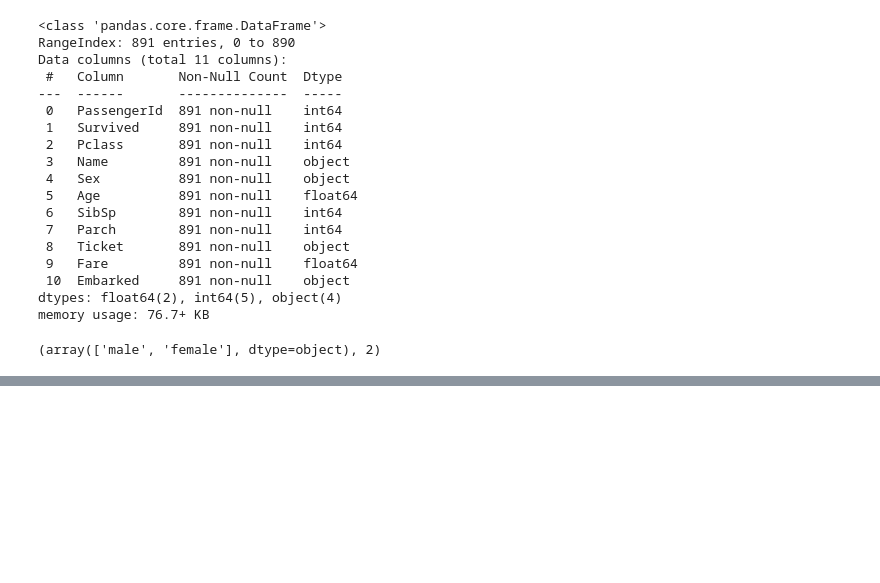
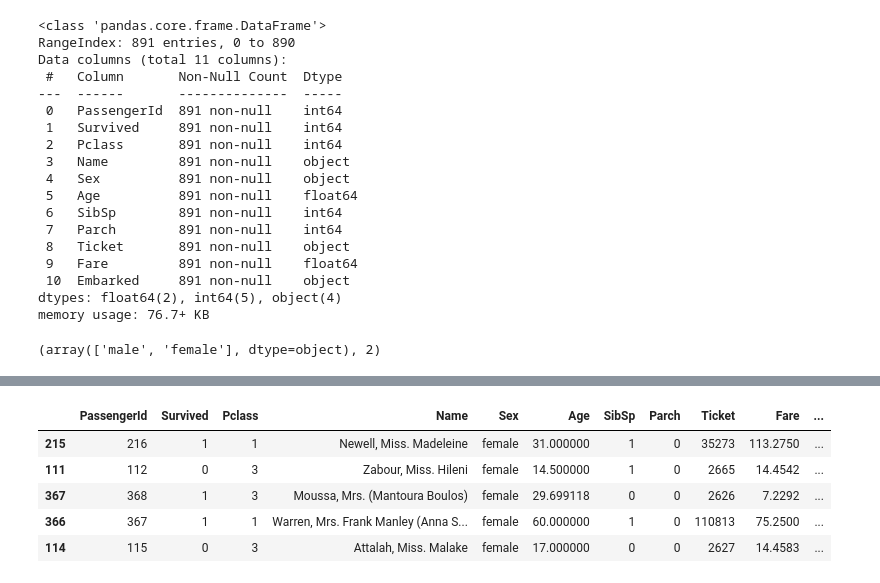
Before and after one commit to estateangela/PythonClass, a Jupyter notebook: titanic.ipynb, the cells around one changed output, grey strips where cells are left out. Cells and saved outputs as stored; diff of their text form; code cells hidden in the pictures; blank space fills up the shorter version.

```diff
--- a/titanic.ipynb
+++ b/titanic.ipynb
@@ -168,0 +178,9 @@ df['Sex'].unique(), df['Sex'].nunique()
+# %%
+df.sort_values(by='Embarked').head()
+# %% [output]
+|  | PassengerId | Survived | Pclass | Name | Sex | Age | SibSp | Parch | Ticket | Fare | ... |
+| 215 | 216 | 1 | 1 | Newell, Miss. Madeleine | female | 31.000000 | 1 | 0 | 35273 | 113.2750 | ... |
+| 111 | 112 | 0 | 3 | Zabour, Miss. Hileni | female | 14.500000 | 1 | 0 | 2665 | 14.4542 | ... |
+| 367 | 368 | 1 | 3 | Moussa, Mrs. (Mantoura Boulos) | female | 29.699118 | 0 | 0 | 2626 | 7.2292 | ... |
+| 366 | 367 | 1 | 1 | Warren, Mrs. Frank Manley (Anna S... | female | 60.000000 | 1 | 0 | 110813 | 75.2500 | ... |
+| 114 | 115 | 0 | 3 | Attalah, Miss. Malake | female | 17.000000 | 0 | 0 | 2627 | 14.4583 | ... |
```
Also changed, not shown: parts of 3 cells of this notebook.
